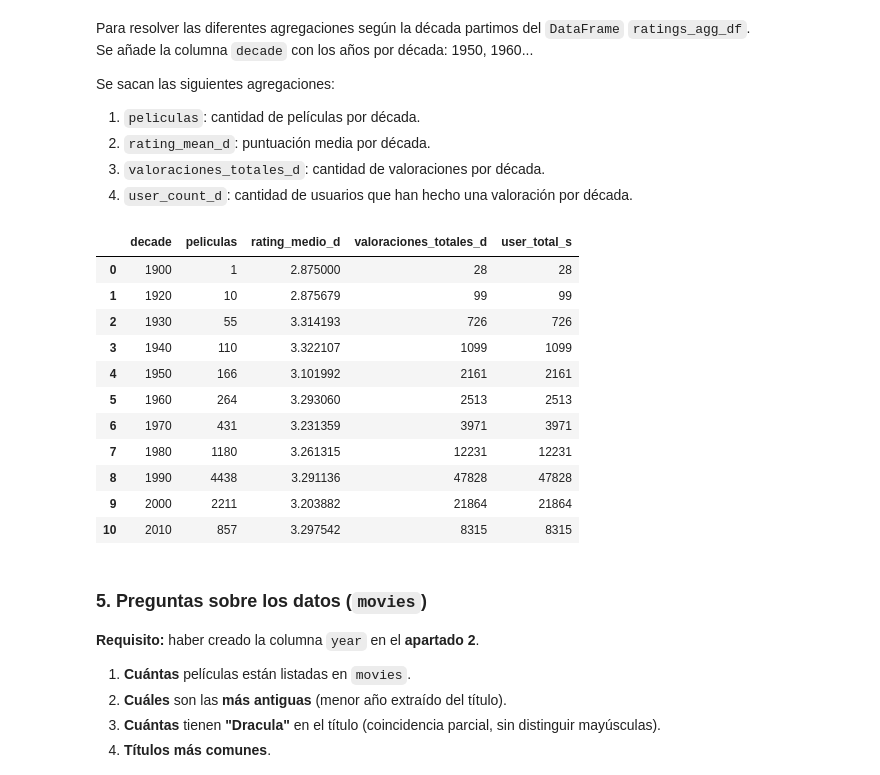
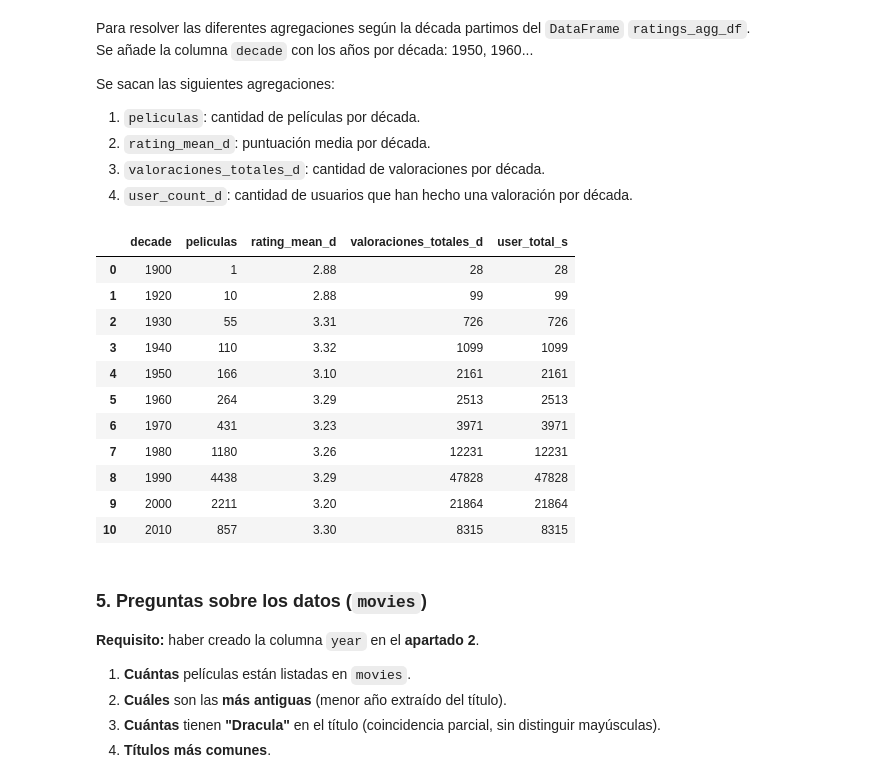
Before and after one commit to Ameisin/tc-sprint03-04-peliculas, a Jupyter notebook: Team_Challenge_sprint03_04.ipynb, the cells around one changed output. Cells and saved outputs as stored; diff of their text form; code cells hidden in the pictures.

```diff
--- a/Team_Challenge_sprint03_04.ipynb
+++ b/Team_Challenge_sprint03_04.ipynb
@@ -86,24 +50,3 @@ movies_df = pd.read_csv('data/movies.csv')
 ratings_df = pd.read_csv("data/ratings.csv")
 tags_df = pd.read_csv("data/tags.csv")
 links_df = pd.read_csv("data/links.csv")
-
-# Comprobar de cada DataFrame: shape, columnas, dytpes, head --> esto lo hacemos con df.info()
-movies_df.info()
-ratings_df.info()
-tags_df.info()
-links_df.info()
-
-# Conteo de nulos. Calculo de nulos del total del DataFrame y %
-# Conteo
-print(f"total nulos en movies {movies_df.isna().sum().sum()}")
-print(f"total nulos en rating {ratings_df.isna().sum().sum()}")
-print(f"total nulos en tags {tags_df.isna().sum().sum()}")
-print(f"total nulos en links {links_df.isna().sum().sum()}")
-# porcentaje de nulos
-print(f" porcentaje de nulos en movies {movies_df.isna().sum() / movies_df.shape[0] * 100}")
-print(f" porcentaje de nulos en rating {ratings_df.isna().sum() / ratings_df.shape[0] * 100}")
-print(f" porcentaje de nulos en tags {tags_df.isna().sum() / tags_df.shape[0] * 100}")
-print(f" porcentaje de nulos en links {links_df.isna().sum() / links_df.shape[0] * 100}")
- #Particularidad. Uniformidad fecha.
-ratings_df["timestamp"] = pd.to_datetime(ratings_df["timestamp"], unit='s')
-tags_df["timestamp"] = pd.to_datetime(tags_df["timestamp"], unit='s')
@@ -128,3 +146,7 @@ dtype: float64
+# %%
+# Añadir columna date para manejar fechas timestamp
+ratings_df["date"] = pd.to_datetime(ratings_df["timestamp"], unit='s').dt.date
+tags_df["date"] = pd.to_datetime(tags_df["timestamp"], unit='s').dt.date
 # %% [markdown]
 ### 2. Columna `year` desde el título
 
@@ -445,13 +262,17 @@ decada_df = ratings_agg_df.dropna(subset=['decade']).groupby('decade', as_index=
 # %%
 # Varias agregaciones: media, mediana, recuento, minimo, máximo y cantidad de usuarios
 # por cada película
-ratings_agg_df = ratings_movies_df.groupby('movieId', as_index=False).agg( # nombre_col=(columna, operacion)
+ratings_agg_df = ratings_movies_df.groupby(['movieId', 'title'], as_index=False).agg( # nombre_col=(columna, operacion)
     rating_mean=('rating', 'mean'),
     rating_median=('rating', 'median'),
     rating_count=('rating', 'count'),
     rating_min=('rating', 'min'),
     rating_max=('rating', 'max'),
-    user_count=('userId', 'nunique'))
+    user_count=('userId', 'nunique')
+)
 
-ratings_agg_df.head(5)
+# Redondeo rating_mean
+ratings_agg_df['rating_mean'] = ratings_agg_df['rating_mean'].round(2)
+
+ratings_agg_df.head()
 # %% [output]
@@ -513,26 +337,30 @@ Se sacan las siguientes agregaciones:
 # %%
 ratings_agg_df['decade'] = ratings_movies_df['year'] // 10 * 10
 
+# Agregaciones
 decada_df = ratings_agg_df.dropna(subset=['decade']).groupby('decade', as_index=False).agg(
     peliculas=('movieId', 'count'),
-    rating_medio_d=('rating_mean', 'mean'),
+    rating_mean_d=('rating_mean', 'mean'),
     valoraciones_totales_d=('rating_count', 'sum'),
     user_total_s=('user_count', 'sum')
 )
+
+# Redondeo en la solumna rating_medio_df
+decada_df['rating_mean_d'] = decada_df['rating_mean_d'].round(2)
 decada_df
 # %% [output]
-|  | decade | peliculas | rating_medio_d | valoraciones_totales_d | user_total_s |
-| 0 | 1900 | 1 | 2.875000 | 28 | 28 |
-| 1 | 1920 | 10 | 2.875679 | 99 | 99 |
-| 2 | 1930 | 55 | 3.314193 | 726 | 726 |
-| 3 | 1940 | 110 | 3.322107 | 1099 | 1099 |
-| 4 | 1950 | 166 | 3.101992 | 2161 | 2161 |
-| 5 | 1960 | 264 | 3.293060 | 2513 | 2513 |
-| 6 | 1970 | 431 | 3.231359 | 3971 | 3971 |
-| 7 | 1980 | 1180 | 3.261315 | 12231 | 12231 |
-| 8 | 1990 | 4438 | 3.291136 | 47828 | 47828 |
-| 9 | 2000 | 2211 | 3.203882 | 21864 | 21864 |
-| 10 | 2010 | 857 | 3.297542 | 8315 | 8315 |
+|  | decade | peliculas | rating_mean_d | valoraciones_totales_d | user_total_s |
+| 0 | 1900 | 1 | 2.88 | 28 | 28 |
+| 1 | 1920 | 10 | 2.88 | 99 | 99 |
+| 2 | 1930 | 55 | 3.31 | 726 | 726 |
+| 3 | 1940 | 110 | 3.32 | 1099 | 1099 |
+| 4 | 1950 | 166 | 3.10 | 2161 | 2161 |
+| 5 | 1960 | 264 | 3.29 | 2513 | 2513 |
+| 6 | 1970 | 431 | 3.23 | 3971 | 3971 |
+| 7 | 1980 | 1180 | 3.26 | 12231 | 12231 |
+| 8 | 1990 | 4438 | 3.29 | 47828 | 47828 |
+| 9 | 2000 | 2211 | 3.20 | 21864 | 21864 |
+| 10 | 2010 | 857 | 3.30 | 8315 | 8315 |
 # %% [markdown]
 ### 5. Preguntas sobre los datos (`movies`)
 
```
Also changed, not shown: parts of 38 cells of this notebook.
